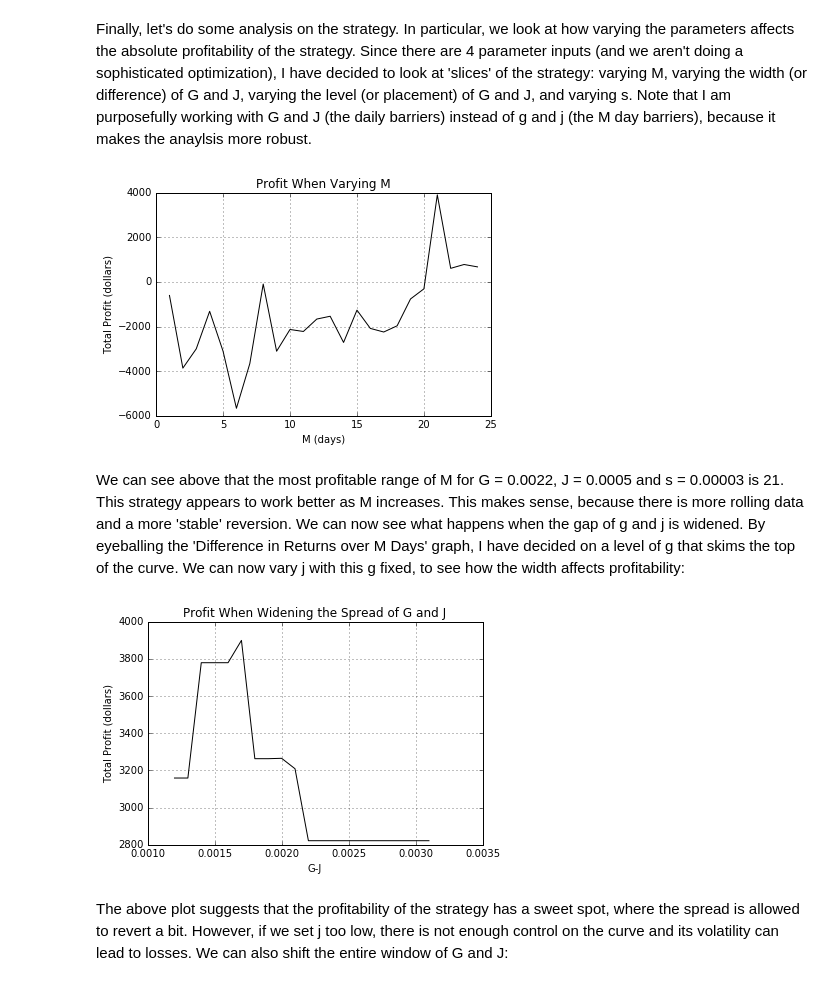
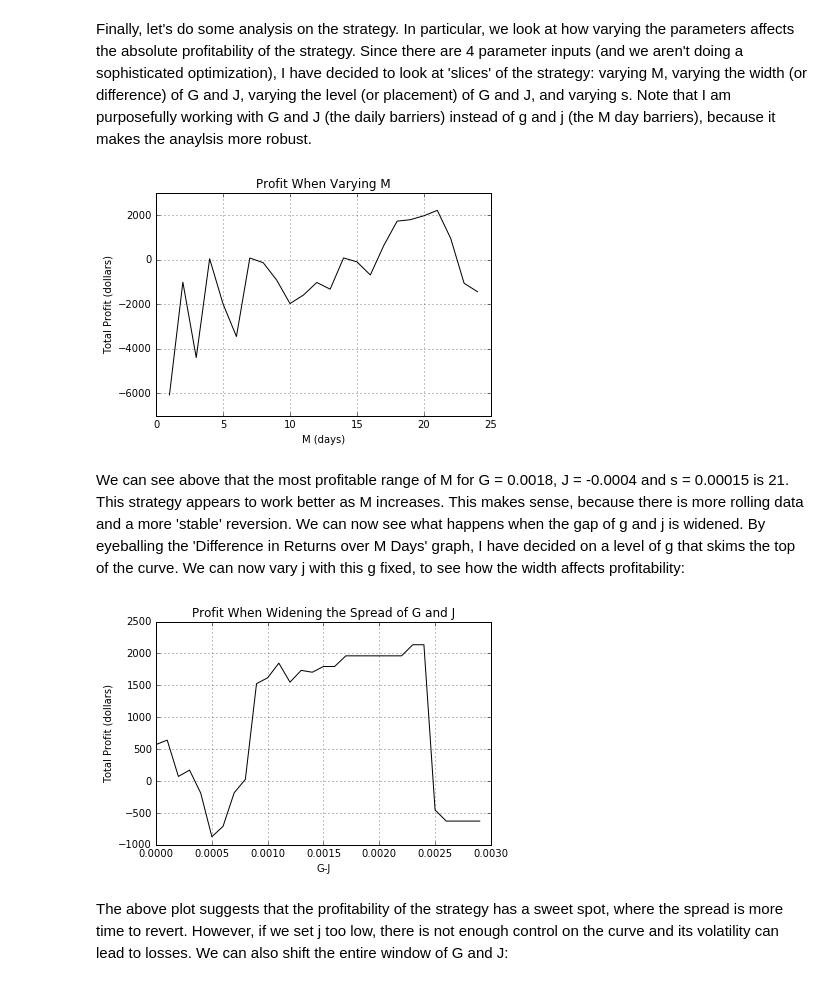
Before and after one commit to mbeven/FINM_2016_SPRING, a Jupyter notebook: FINM 33150/HW2/Michael_Beven_HW2.ipynb, the cells around one changed output. Saved outputs shown, nothing was run; the diff lists cells and outputs as text; code cells hidden in the pictures.

```diff
--- a/FINM 33150/HW2/Michael_Beven_HW2.ipynb
+++ b/FINM 33150/HW2/Michael_Beven_HW2.ipynb
@@ -292,12 +297,17 @@ Finally, let's do some analysis on the strategy.  In particular, we look at how
 
 # check overall profit when varying M. need to make j g and s functions of M
 Perform_M = pd.DataFrame(columns = ['M','Cum_Profit'])
-G = 0.0022
-J = 0.0005
-s = 0.00003
+G = 0.0018
+J = -0.0004
+s = 0.00015
+X_code = 'EOD/XSD'
+Y_code = 'EOD/SMH'
+X_close = 'EOD.XSD - Adj_Close'
+X_volume = 'EOD.XSD - Adj_Volume'
+Y_close = 'EOD.SMH - Adj_Close'
+Y_volume = 'EOD.SMH - Adj_Volume'
 for M in range(1,25):
-  df = strat(M,G*M,J*M,s,'GOOG/NYSE_XSD','YAHOO/SMH','GOOG.NYSE_XSD - Close'
-      ,'GOOG.NYSE_XSD - Volume','YAHOO.SMH - Close','YAHOO.SMH - Volume')
+  df = strat(M,G*M,J*M,s,X_code,Y_code,X_close,X_volume,Y_close,Y_volume)
   Perform_M = Perform_M.append(pd.DataFrame([[M,df.Cum_Profit[-1]]],columns=['M','Cum_Profit']),
       ignore_index=True)
 plt.figure(3)
@@ -307,33 +317,38 @@ plt.ylabel('Total Profit (dollars)')
 plt.xlabel('M (days)')
 plt.grid()
 # %% [output]
-[figure, old version]
+[figure, new version]
 # %% [markdown]
-We can see above that the most profitable range of M for G = 0.0022, J = 0.0005 and s = 0.00003 is 21.  This strategy appears to work better as M increases.  This makes sense, because there is more rolling data and a more 'stable' reversion. We can now see what happens when the gap of g and j is widened. By eyeballing the 'Difference in Returns over M Days' graph, I have decided on a level of g that skims the top of the curve.  We can now vary j with this g fixed, to see how the width affects profitability:
+We can see above that the most profitable range of M for G = 0.0018, J = -0.0004 and s = 0.00015 is 21.  This strategy appears to work better as M increases.  This makes sense, because there is more rolling data and a more 'stable' reversion. We can now see what happens when the gap of g and j is widened. By eyeballing the 'Difference in Returns over M Days' graph, I have decided on a level of g that skims the top of the curve.  We can now vary j with this g fixed, to see how the width affects profitability:
 # %%
 # check overall profit when widening the spread of g and j
 Perform_W = pd.DataFrame(columns = ['W','Cum_Profit'])
-M = 21
-s = 0.00003
-for i in range(0,20):
+M = 20
+s = 0.00015
+X_code = 'EOD/XSD'
+Y_code = 'EOD/SMH'
+X_close = 'EOD.XSD - Adj_Close'
+X_volume = 'EOD.XSD - Adj_Volume'
+Y_close = 'EOD.SMH - Adj_Close'
+Y_volume = 'EOD.SMH - Adj_Volume'
+for i in range(0,30):
   i = i/10000
   #G = 0.0012+i
-  G = 0.0022
-  J = 0.0010-i
-  df = strat(M,G*M,J*M,s,'GOOG/NYSE_XSD','YAHOO/SMH','GOOG.NYSE_XSD - Close'
-      ,'GOOG.NYSE_XSD - Volume','YAHOO.SMH - Close','YAHOO.SMH - Volume')
+  G = 0.0018
+  J = 0.0018-i
+  df = strat(M,G*M,J*M,s,X_code,Y_code,X_close,X_volume,Y_close,Y_volume)
   Perform_W = Perform_W.append(pd.DataFrame([[G,J,G-J,df.Cum_Profit[-1]]],columns=['G','J','W','Cum_Profit']),
       ignore_index=True)
 plt.figure(4)
 plt.plot(Perform_W.W,Perform_W.Cum_Profit,color='black') # window of 0.0011 looks good
 plt.title('Profit When Widening the Spread of G and J')
 plt.ylabel('Total Profit (dollars)')
 plt.xlabel('G-J')
 plt.grid()
 # %% [output]
-[figure, old version]
+[figure, new version]
 # %% [markdown]
-The above plot suggests that the profitability of the strategy has a sweet spot, where the spread is allowed to revert a bit.  However, if we set j too low, there is not enough control on the curve and its volatility can lead to losses.  We can also shift the entire window of G and J:
+The above plot suggests that the profitability of the strategy has a sweet spot, where the spread is more time to revert.  However, if we set j too low, there is not enough control on the curve and its volatility can lead to losses.  We can also shift the entire window of G and J:
 # %%
 # check overall profit when shifting the spread of g and j
 Perform_S = pd.DataFrame(columns = ['G','J','Cum_Profit'])
```
Also changed, not shown: parts of 11 cells of this notebook, 1 other file.
